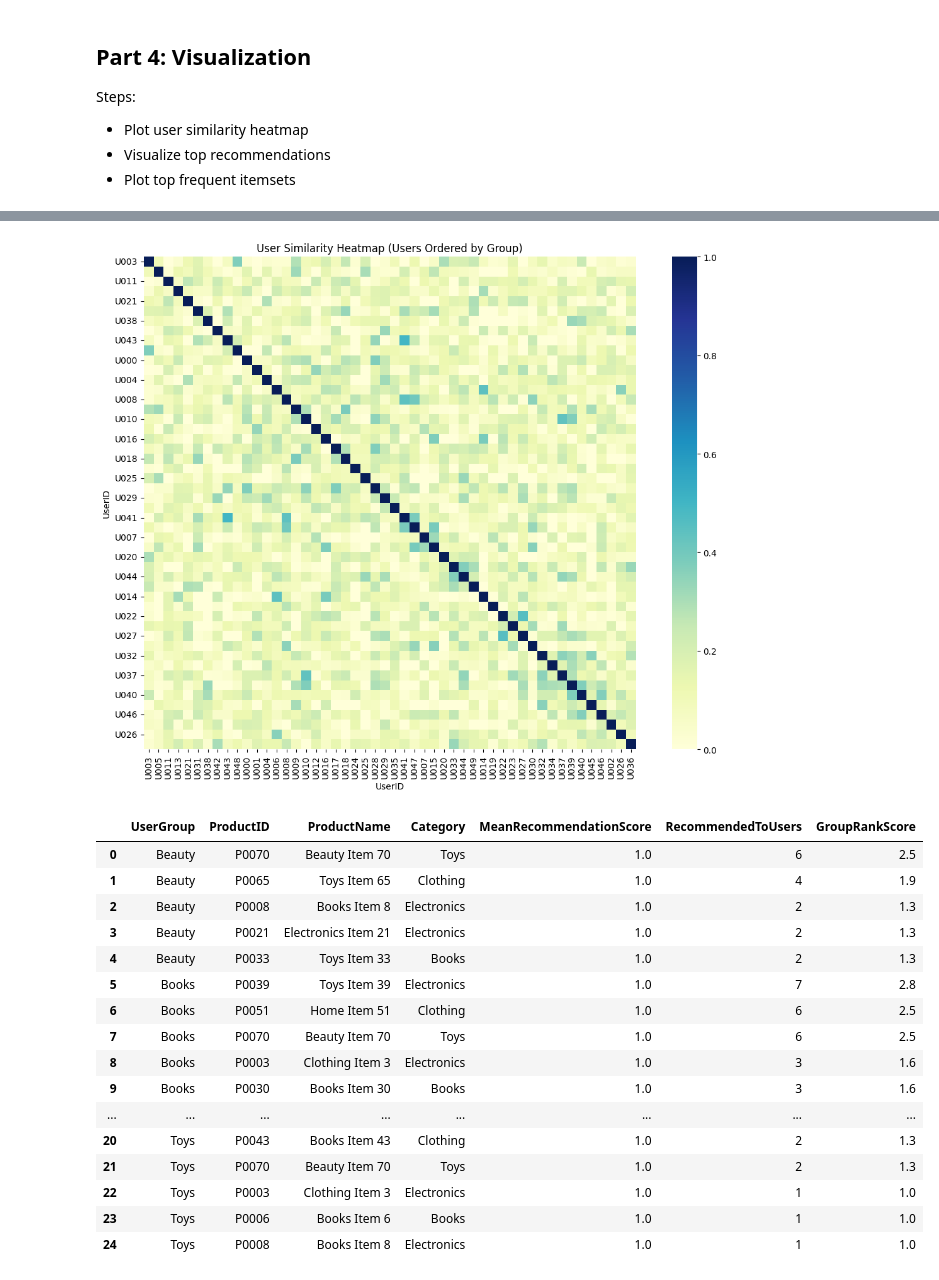
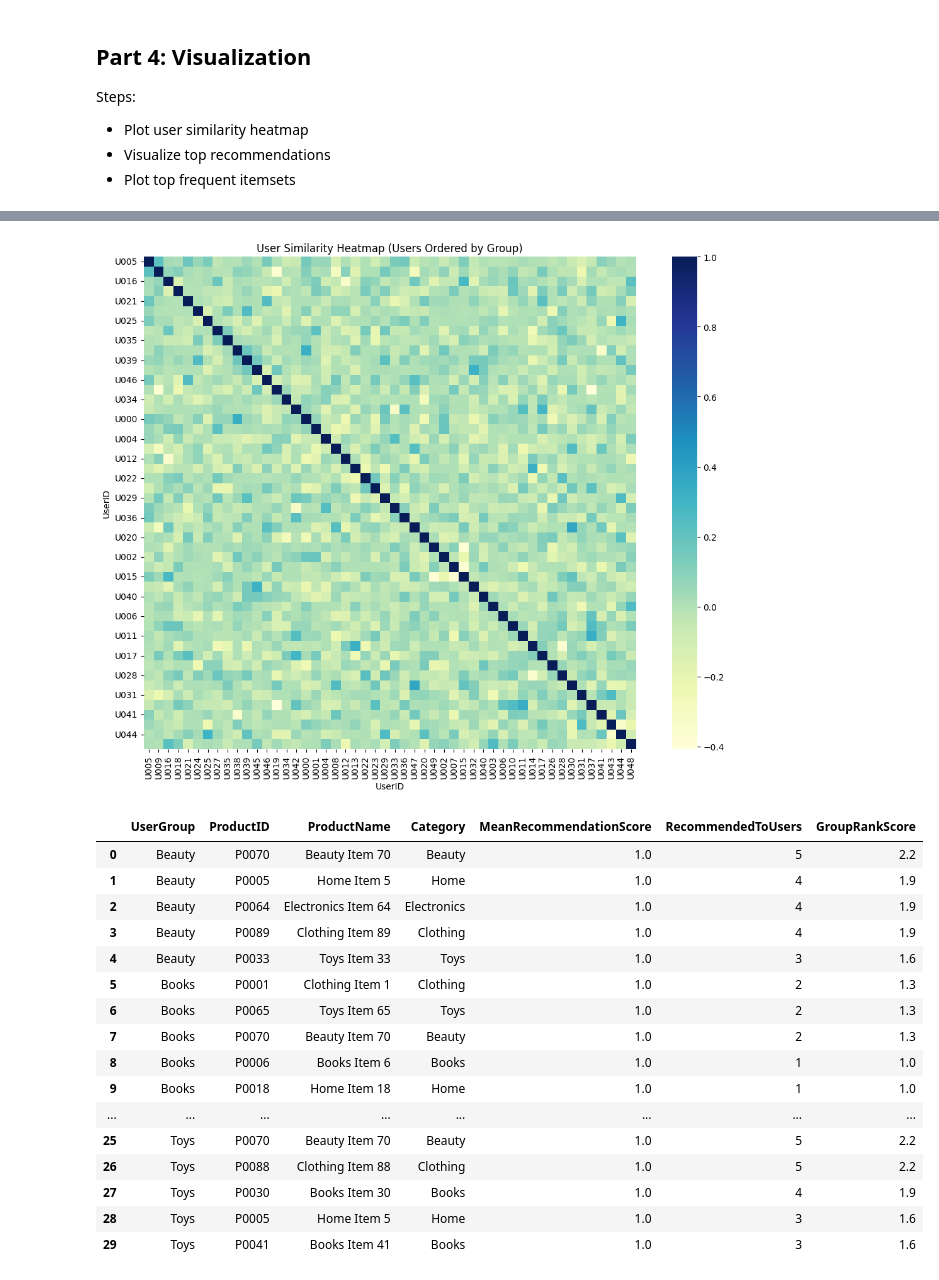
Before and after one commit to Nanji03/SOEN471_A2_Group20_Repo, a Jupyter notebook: SOEN471_A2.ipynb, the cells around one changed output, grey strips where cells are left out. Drawn from its saved outputs; the diff is of its cells as text; code cells hidden in the pictures.

```diff
--- a/SOEN471_A2.ipynb
+++ b/SOEN471_A2.ipynb
@@ -21,8 +27,8 @@ Steps:
 - Group user behavior by category
 # %%
 #Load datasets
-user_data = pd.read_csv('/content/ecommerce_user_data.csv')
-product_data = pd.read_csv('/content/product_details.csv')
+user_data = pd.read_csv('ecommerce_user_data.csv')
+product_data = pd.read_csv('product_details.csv')
 
 print("User data shape:", user_data.shape)
 print("Product data shape:", product_data.shape)
@@ -210,14 +212,3 @@ Steps:
 - Use cosine similarity to compare users
 - Recommend top-N products based on similar users
 - Evaluate with Precision@K and Coverage
-# %%
-## User based collaborative filtering: Calculate user similarity based on their ratings and recommend products, using cosine similarity
-## To use adjusted cosine similarity, mean centered cosine similarity before calculate the cosine similarity
-## std_user_item_matrix = user_item_matrix_filled.sub(user_item_matrix.mean(axis=1), axis=0)
-
-user_similarity = cosine_similarity(user_item_matrix_filled)
-
-# Create a DataFrame for user similarity
-user_similarity_df = pd.DataFrame(user_similarity, index=user_item_matrix_filled.index, columns=user_item_matrix_filled.index)
-print("\nUser Similarity Dataframe:")
-print(user_similarity_df.head())
@@ -421,0 +395,20 @@ U049        0.20    0.50    0.10  [np.str_('P0089'), np.str_('P0040')]
+# %%
+## Final recommended products with optimal hyperparameters found
+best_n_neighbors = 9
+best_k = 6
+
+best_sim_df = compute_user_similarity_with_significance(train_matrix)
+popular_items = get_popular_items(train_matrix, top_n=50)
+
+best_recommendations = {uid: recommend_products(uid, best_sim_df, train_matrix, top_n=best_k, n_neighbors=best_n_neighbors,popular_items=popular_items)for uid in train_matrix.index}
+
+print("Top-6 Product Recommendations for All Users")
+print("=" * 70)
+
+for uid in train_matrix.index:
+    recs = best_recommendations[uid]
+    names = product_data[product_data['ProductID'].isin(recs)]['ProductName'].tolist() if 'product_data' in globals() else []
+    print(f"User {uid}:")
+    print(f"Recommended Product IDs   : {recs}")
+    if names:
+        print(f"Recommended Product Names : {names}")
@@ -522,11 +571,11 @@ plt.show()
 # %%
 user_groups = (
-    merged_data.groupby(["UserID", "FinalCategory"])
+    merged_data.groupby(["UserID", "Category"])
         .size()
         .reset_index(name="Count")
         .sort_values(["UserID", "Count"], ascending=[True, False])
         .drop_duplicates("UserID")
-        .rename(columns={"FinalCategory": "UserGroup"})
+        .rename(columns={"Category": "UserGroup"})
 )
 
 ordered_users = user_groups.sort_values(["UserGroup", "UserID"])["UserID"].tolist()
@@ -540,13 +589,13 @@ plt.ylabel("UserID")
 plt.tight_layout()
 plt.show()
 # %% [output]
-[figure, old version]
+[figure, new version]
 # %%
 #Top-5 product recommendations for each user group
 
 #convert the dictionary of recommendations into DataFrame
 all_recs_list = []
-for user_id, product_ids in all_recommendations.items():
+for user_id, product_ids in best_recommendations.items():
     for product_id in product_ids:
         all_recs_list.append({'UserID': user_id, 'ProductID': product_id, 'Score': 1.0})
 
@@ -555,52 +604,52 @@ all_user_recommendations = pd.DataFrame(all_recs_list)
 #Merge with product_data to get ProductName and Category details
 all_user_recommendations = pd.merge(
     all_user_recommendations,
-    product_data[['ProductID', 'ProductName', 'Category']],
+    merged_data[['ProductID', 'ProductName', 'Category']],
     on='ProductID',
     how='left'
 )
 
 group_recommendations = (
     all_user_recommendations
     .merge(user_groups, on="UserID", how="left")
     .groupby(["UserGroup", "ProductID", "ProductName", "Category"], dropna=False)
     .agg(
         MeanRecommendationScore=("Score", "mean"),
         RecommendedToUsers=("UserID", "nunique")
     )
     .reset_index()
 )
 
 group_recommendations["GroupRankScore"] = (
     0.7 * group_recommendations["MeanRecommendationScore"] +
     0.3 * group_recommendations["RecommendedToUsers"]
 )
 
 top5_group_recommendations = (
     group_recommendations
     .sort_values(["UserGroup", "GroupRankScore", "MeanRecommendationScore"], ascending=[True, False, False])
     .groupby("UserGroup")
     .head(5)
     .reset_index(drop=True)
 )
 
 display(top5_group_recommendations)
 # %% [output]
 |  | UserGroup | ProductID | ProductName | Category | MeanRecommendationScore | RecommendedToUsers | GroupRankScore |
-| 0 | Beauty | P0070 | Beauty Item 70 | Toys | 1.0 | 6 | 2.5 |
-| 1 | Beauty | P0065 | Toys Item 65 | Clothing | 1.0 | 4 | 1.9 |
-| 2 | Beauty | P0008 | Books Item 8 | Electronics | 1.0 | 2 | 1.3 |
-| 3 | Beauty | P0021 | Electronics Item 21 | Electronics | 1.0 | 2 | 1.3 |
-| 4 | Beauty | P0033 | Toys Item 33 | Books | 1.0 | 2 | 1.3 |
-| 5 | Books | P0039 | Toys Item 39 | Electronics | 1.0 | 7 | 2.8 |
-| 6 | Books | P0051 | Home Item 51 | Clothing | 1.0 | 6 | 2.5 |
-| 7 | Books | P0070 | Beauty Item 70 | Toys | 1.0 | 6 | 2.5 |
-| 8 | Books | P0003 | Clothing Item 3 | Electronics | 1.0 | 3 | 1.6 |
-| 9 | Books | P0030 | Books Item 30 | Books | 1.0 | 3 | 1.6 |
+| 0 | Beauty | P0070 | Beauty Item 70 | Beauty | 1.0 | 5 | 2.2 |
+| 1 | Beauty | P0005 | Home Item 5 | Home | 1.0 | 4 | 1.9 |
+| 2 | Beauty | P0064 | Electronics Item 64 | Electronics | 1.0 | 4 | 1.9 |
+| 3 | Beauty | P0089 | Clothing Item 89 | Clothing | 1.0 | 4 | 1.9 |
+| 4 | Beauty | P0033 | Toys Item 33 | Toys | 1.0 | 3 | 1.6 |
+| 5 | Books | P0001 | Clothing Item 1 | Clothing | 1.0 | 2 | 1.3 |
+| 6 | Books | P0065 | Toys Item 65 | Toys | 1.0 | 2 | 1.3 |
+| 7 | Books | P0070 | Beauty Item 70 | Beauty | 1.0 | 2 | 1.3 |
+| 8 | Books | P0006 | Books Item 6 | Books | 1.0 | 1 | 1.0 |
+| 9 | Books | P0018 | Home Item 18 | Home | 1.0 | 1 | 1.0 |
 | ... | ... | ... | ... | ... | ... | ... | ... |
-| 20 | Toys | P0043 | Books Item 43 | Clothing | 1.0 | 2 | 1.3 |
-| 21 | Toys | P0070 | Beauty Item 70 | Toys | 1.0 | 2 | 1.3 |
-| 22 | Toys | P0003 | Clothing Item 3 | Electronics | 1.0 | 1 | 1.0 |
-| 23 | Toys | P0006 | Books Item 6 | Books | 1.0 | 1 | 1.0 |
-| 24 | Toys | P0008 | Books Item 8 | Electronics | 1.0 | 1 | 1.0 |
+| 25 | Toys | P0070 | Beauty Item 70 | Beauty | 1.0 | 5 | 2.2 |
+| 26 | Toys | P0088 | Clothing Item 88 | Clothing | 1.0 | 5 | 2.2 |
+| 27 | Toys | P0030 | Books Item 30 | Books | 1.0 | 4 | 1.9 |
+| 28 | Toys | P0005 | Home Item 5 | Home | 1.0 | 3 | 1.6 |
+| 29 | Toys | P0041 | Books Item 41 | Books | 1.0 | 3 | 1.6 |
 # %%
```
Also changed, not shown: parts of 24 cells of this notebook.
